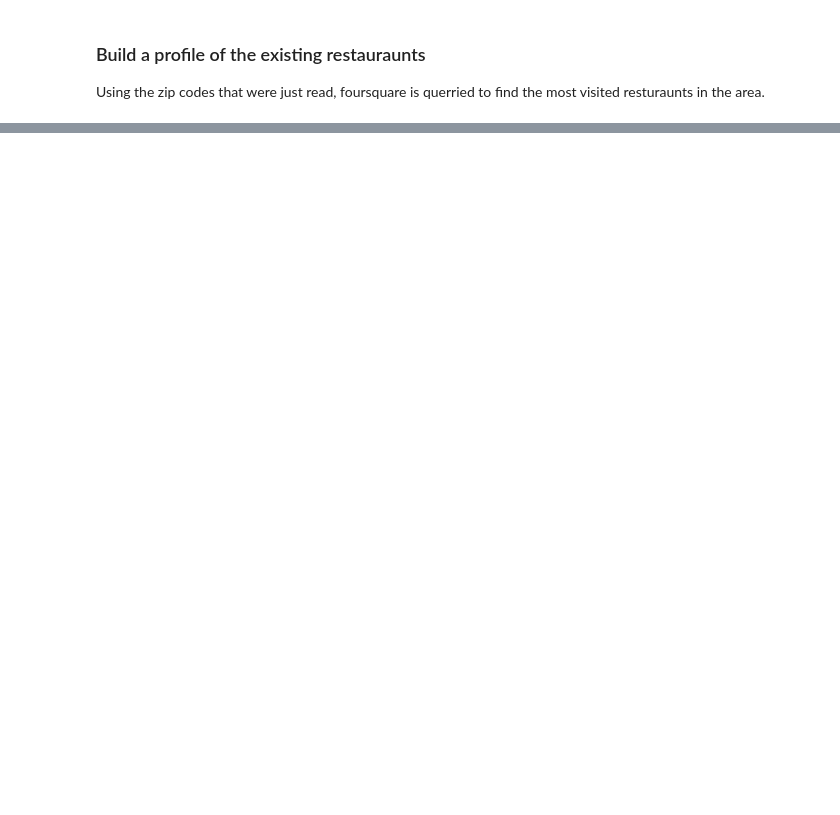
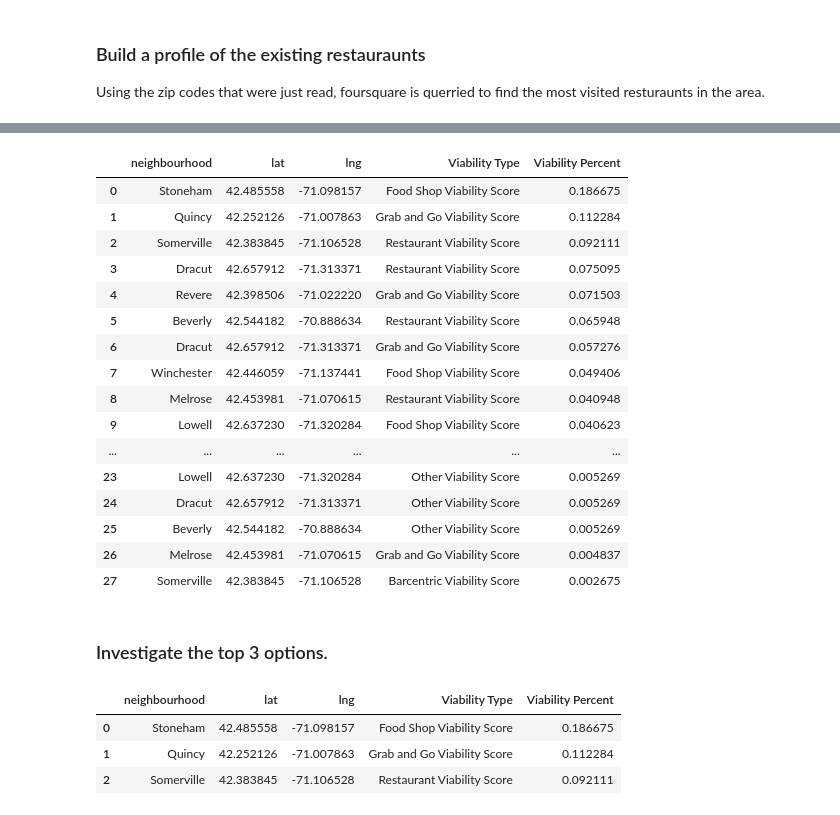
Before and after one commit to martinloki/Coursera_Capstone, a Jupyter notebook: Capstone; Restaurant Location.ipynb, the cells around one changed output, grey strips where cells are left out. Drawn from its saved outputs; the diff is of its cells as text; code cells hidden in the pictures; blank space fills up the shorter version.

```diff
--- a/Capstone; Restaurant Location.ipynb
+++ b/Capstone; Restaurant Location.ipynb
@@ -348,0 +470,3 @@ NameError: name 'toronto_grouped' is not defined
+# %%
+bnc_summary=pd.DataFrame(bnc_grouped[['neighbourhood','lat','lng','Restaurant Viability Score','Food Shop Viability Score','Grab and Go Viability Score','Barcentric Viability Score','Other Viability Score']])
+bnc_summary
@@ -348,0 +489,35 @@ NameError: name 'toronto_grouped' is not defined
+# %%
+# Melt the summary and drop all zero viability lines.
+bnc_viability_summary=pd.DataFrame()
+bnc_viability_summary=bnc_summary.melt(id_vars=['neighbourhood','lat','lng'],var_name='Viability Type',value_name='Viability Percent')
+bnc_viability_summary=bnc_viability_summary[bnc_viability_summary['Viability Percent'] != 0]
+bnc_viability_summary.sort_values(by=['Viability Percent','neighbourhood'], ascending=False, inplace=True)
+bnc_viability_summary.reset_index(inplace=True, drop=True)
+bnc_viability_summary
+# %% [output]
+|  | neighbourhood | lat | lng | Viability Type | Viability Percent |
+| 0 | Stoneham | 42.485558 | -71.098157 | Food Shop Viability Score | 0.186675 |
+| 1 | Quincy | 42.252126 | -71.007863 | Grab and Go Viability Score | 0.112284 |
+| 2 | Somerville | 42.383845 | -71.106528 | Restaurant Viability Score | 0.092111 |
+| 3 | Dracut | 42.657912 | -71.313371 | Restaurant Viability Score | 0.075095 |
+| 4 | Revere | 42.398506 | -71.022220 | Grab and Go Viability Score | 0.071503 |
+| 5 | Beverly | 42.544182 | -70.888634 | Restaurant Viability Score | 0.065948 |
+| 6 | Dracut | 42.657912 | -71.313371 | Grab and Go Viability Score | 0.057276 |
+| 7 | Winchester | 42.446059 | -71.137441 | Food Shop Viability Score | 0.049406 |
+| 8 | Melrose | 42.453981 | -71.070615 | Restaurant Viability Score | 0.040948 |
+| 9 | Lowell | 42.637230 | -71.320284 | Food Shop Viability Score | 0.040623 |
+| ... | ... | ... | ... | ... | ... |
+| 23 | Lowell | 42.637230 | -71.320284 | Other Viability Score | 0.005269 |
+| 24 | Dracut | 42.657912 | -71.313371 | Other Viability Score | 0.005269 |
+| 25 | Beverly | 42.544182 | -70.888634 | Other Viability Score | 0.005269 |
+| 26 | Melrose | 42.453981 | -71.070615 | Grab and Go Viability Score | 0.004837 |
+| 27 | Somerville | 42.383845 | -71.106528 | Barcentric Viability Score | 0.002675 |
+# %% [markdown]
+### Investigate the top 3 options.
+# %%
+bnc_viability_summary.head(3)
+# %% [output]
+|  | neighbourhood | lat | lng | Viability Type | Viability Percent |
+| 0 | Stoneham | 42.485558 | -71.098157 | Food Shop Viability Score | 0.186675 |
+| 1 | Quincy | 42.252126 | -71.007863 | Grab and Go Viability Score | 0.112284 |
+| 2 | Somerville | 42.383845 | -71.106528 | Restaurant Viability Score | 0.092111 |
```
Also changed, not shown: parts of 68 cells of this notebook.
